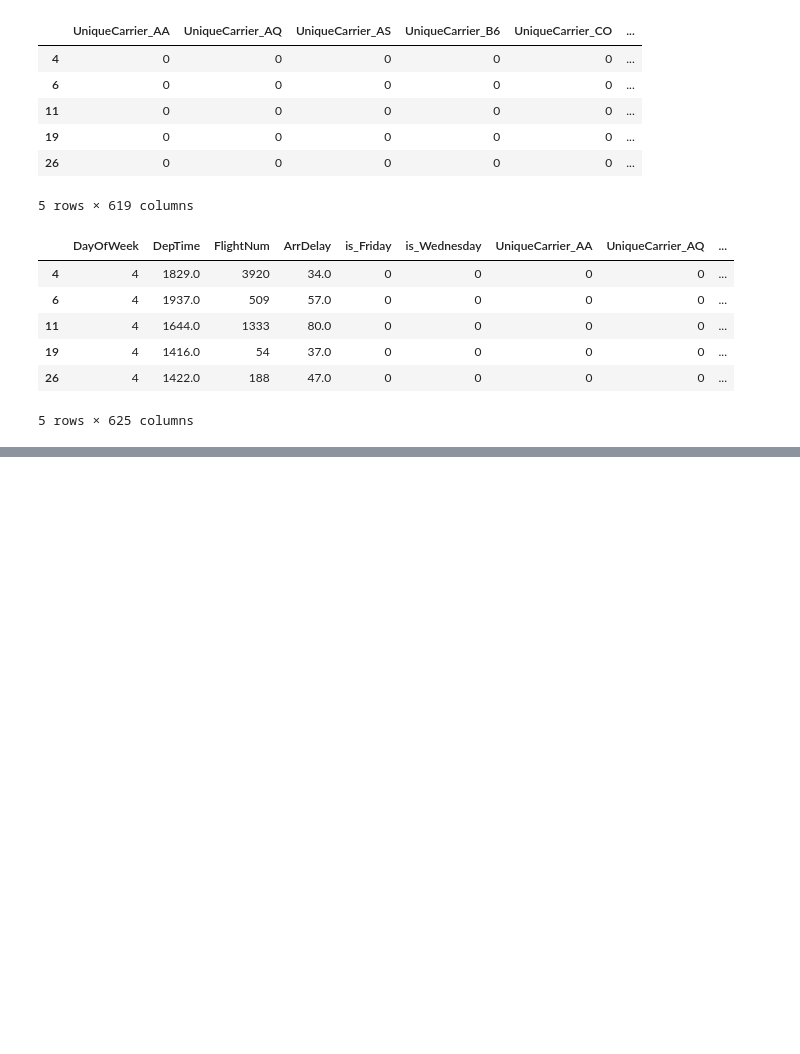
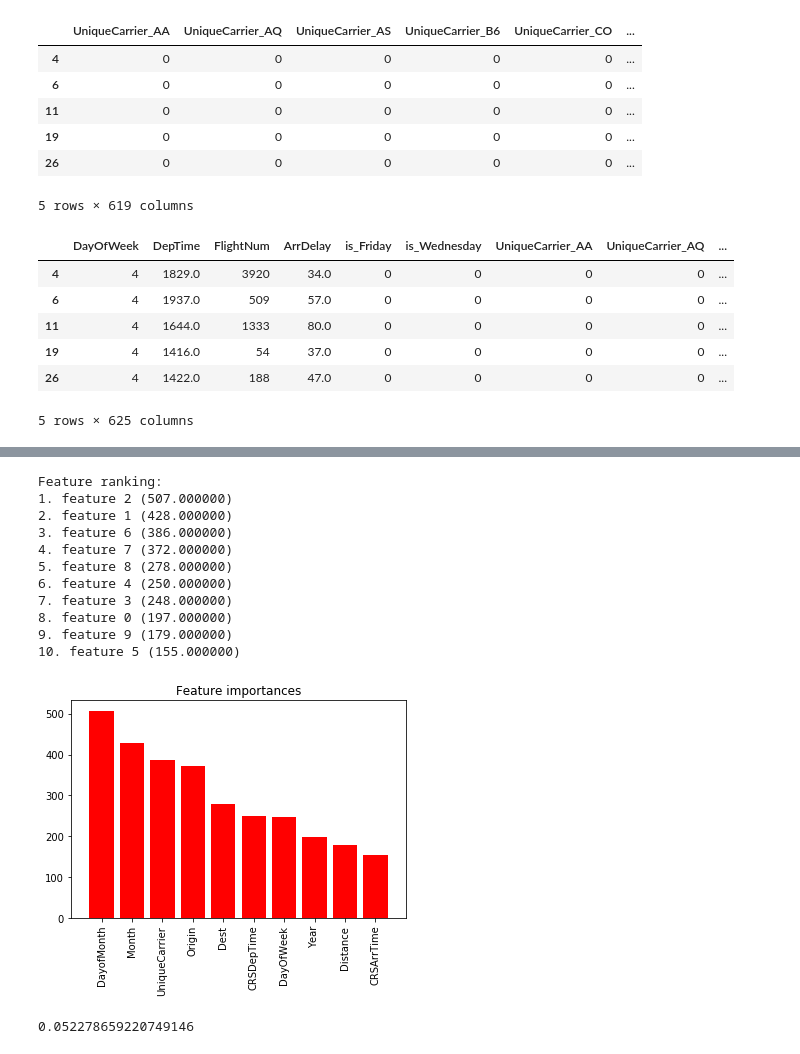
Before and after one commit to cbevis/U3_L6_Supervised_Learning_Practice, a Jupyter notebook: U3_L6_P2_Airline_Arrivals.ipynb, the cells around one changed output, grey strips where cells are left out. Cells and saved outputs as stored; diff of their text form; code cells hidden in the pictures; blank space fills up the shorter version.

```diff
--- a/U3_L6_P2_Airline_Arrivals.ipynb
+++ b/U3_L6_P2_Airline_Arrivals.ipynb
@@ -307,0 +428,49 @@ regr3.score(X3_test, y3_test)
+# %%
+from sklearn.metrics import precision_score
+from lightgbm.sklearn import LGBMRegressor
+
+X = df_arr[features]
+y = df_arr['ArrDelay30']
+
+X_train, X_test, y_train, y_test = train_test_split(X, y, test_size=0.3)
+
+lgbm = LGBMRegressor()
+lgbm.fit(X=X_train, y=y_train)
+y_pred = lgbm.predict(X_test)
+# %%
+importances = lgbm.feature_importances_
+
+indices = np.argsort(importances)[::-1]
+
+# Print the feature ranking
+print("Feature ranking:")
+
+for f in range(X.shape[1]):
+    print("%d. feature %d (%f)" % (f + 1, indices[f], importances[indices[f]]))
+
+# Plot the feature importances of the forest
+plt.figure()
+plt.title("Feature importances")
+plt.bar(range(X.shape[1]), importances[indices],
+       color="r", yerr=std[indices], align="center")
+plt.xticks(range(X.shape[1]), X.columns[indices], rotation=90)
+plt.xlim([-1, X.shape[1]])
+plt.show()
+# %% [output]
+Feature ranking:
+1. feature 2 (507.000000)
+2. feature 1 (428.000000)
+3. feature 6 (386.000000)
+4. feature 7 (372.000000)
+5. feature 8 (278.000000)
+6. feature 4 (250.000000)
+7. feature 3 (248.000000)
+8. feature 0 (197.000000)
+9. feature 9 (179.000000)
+10. feature 5 (155.000000)
+[figure, added]
+# %%
+from sklearn.metrics import r2_score
+r2_score(y_test, y_pred)
+# %% [output]
+0.052278659220749146
```
Also changed, not shown: parts of 12 cells of this notebook.
